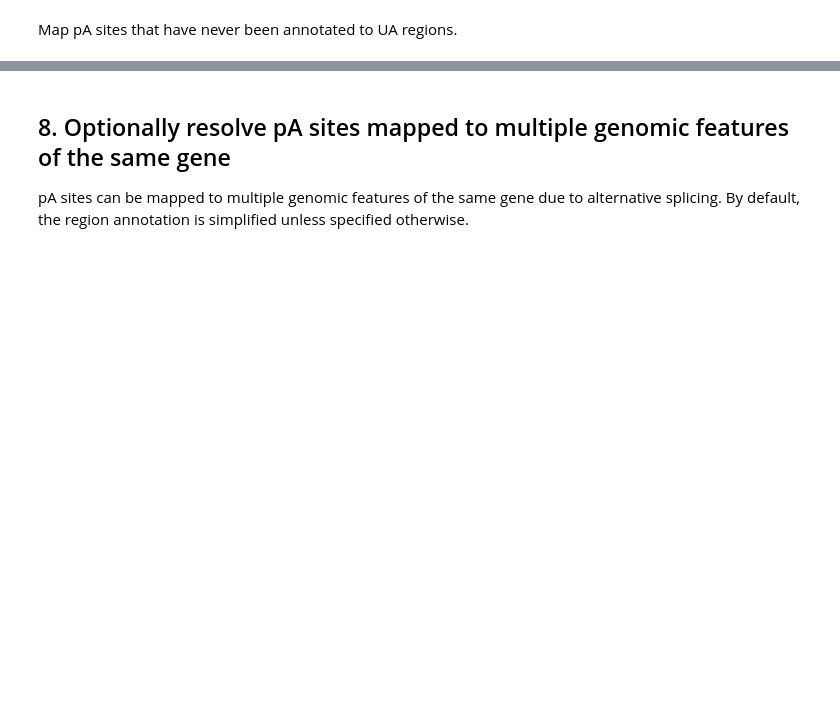
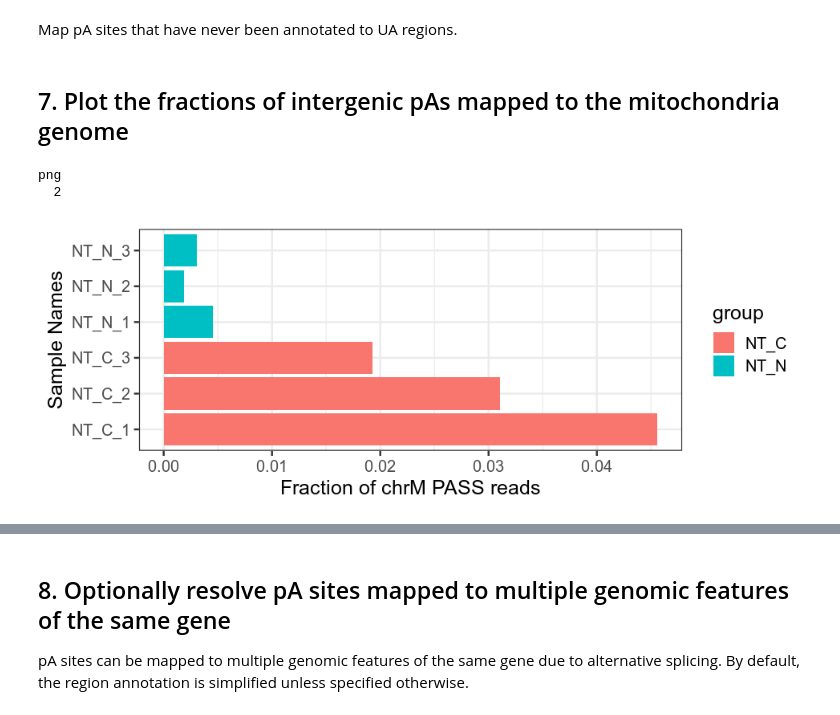
Before and after one commit to DinghaiZ/3-prime-READS-plus, a Jupyter notebook: projects/project_1/experiment_1/notebooks/Part-2.ipynb, the cells around one changed output, grey strips where cells are left out. Saved outputs shown, nothing was run; the diff lists cells and outputs as text; code cells hidden in the pictures; blank space fills up the shorter version.

```diff
--- a/projects/project_1/experiment_1/notebooks/Part-2.ipynb
+++ b/projects/project_1/experiment_1/notebooks/Part-2.ipynb
@@ -473,3 +473,36 @@ if(length(index1)){
   pA[queryHits(olp), ][index1, ]$gene_symbol = names(ua[subjectHits(olp[index1,])])
   pA[queryHits(olp), ][index1, ]$region = "UA"
 }
+# %% [markdown]
+## 7. Plot the fractions of intergenic pAs mapped to the mitochondria genome
+# %%
+# Count chrM reads
+chrM_counts = colSums(data.frame(mcols(pA)[seqnames(pA)=="chrM",])[,sample_names])
+total_counts = colSums(data.frame(mcols(pA))[,sample_names])
+
+df = data.frame(chrM_counts, total_counts, sample_names) %>%
+     mutate(chrM_fraction = chrM_counts/total_counts) %>%
+     mutate(group = sub("(.+)_\\d.*$", "\\1", sample_names)) %>%
+     arrange(sample_names)
+
+p = ggplot(df, aes(x = sample_names, y = chrM_fraction, fill = group)) +
+    geom_col() +
+    scale_fill_hue() +
+    coord_flip() +
+    xlab("Sample Names") +
+    ylab("Fraction of chrM PASS reads")
+
+png(file.path(result_dir, "chrM_PASS_reads_fraction.png"), 100*nrow(df), 500)
+print(p)
+dev.off()
+# %% [output]
+png
+  2
+# %%
+# Change plot size
+library(repr)
+options(repr.plot.width=8, repr.plot.height=3)
+
+p
+# %% [output]
+[figure, added]
```
Also changed, not shown: parts of 41 cells of this notebook.
